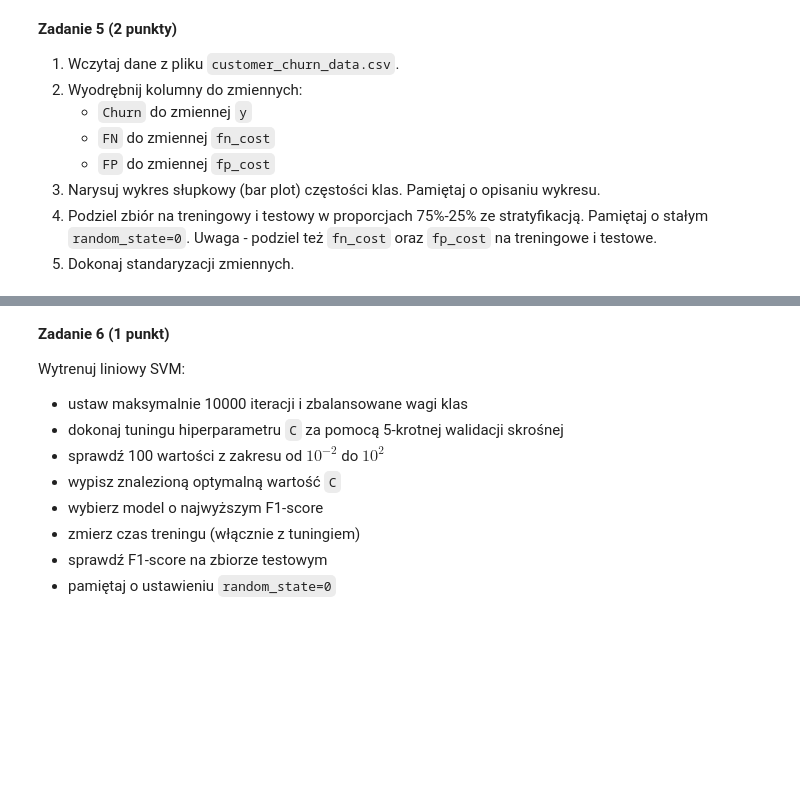
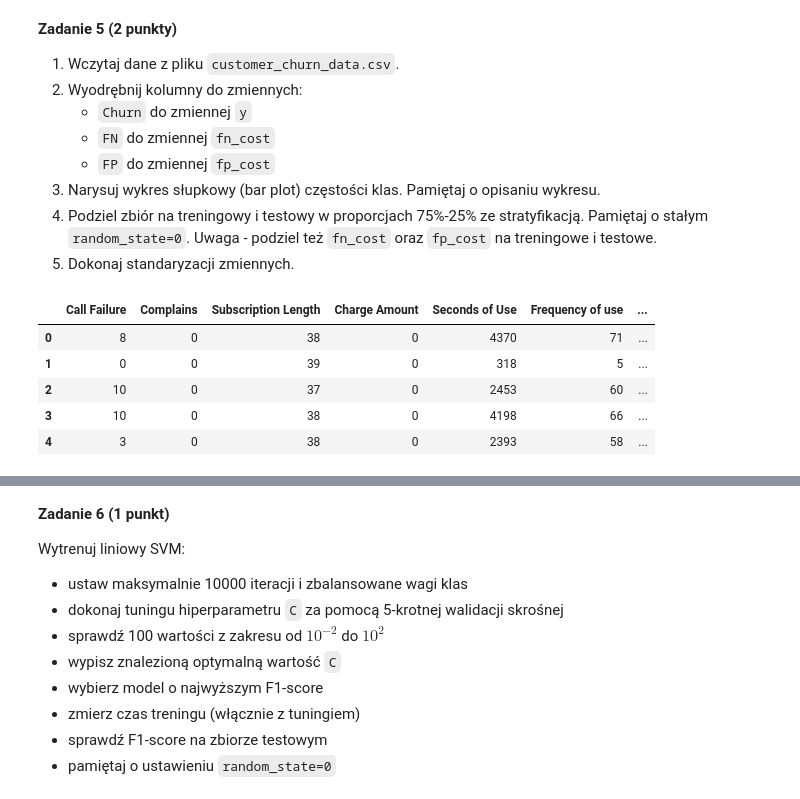
Before and after one commit to Galaktikkon/FML, a Jupyter notebook: lab3/notebook.ipynb, the cells around one changed output, grey strips where cells are left out. Cells and saved outputs as stored; diff of their text form; code cells hidden in the pictures; blank space fills up the shorter version.

```diff
--- a/lab3/notebook.ipynb
+++ b/lab3/notebook.ipynb
@@ -363,0 +368,9 @@ Zbiór został wzięty z Kaggle (opublikował go tam Ruholla Jafari-Marandi). W
+# %%
+tele_data.head(n=5)
+# %% [output]
+|  | Call Failure | Complains | Subscription Length | Charge Amount | Seconds of Use | Frequency of use | ... |
+| 0 | 8 | 0 | 38 | 0 | 4370 | 71 | ... |
+| 1 | 0 | 0 | 39 | 0 | 318 | 5 | ... |
+| 2 | 10 | 0 | 37 | 0 | 2453 | 60 | ... |
+| 3 | 10 | 0 | 38 | 0 | 4198 | 66 | ... |
+| 4 | 3 | 0 | 38 | 0 | 2393 | 58 | ... |
```
Also changed, not shown: parts of 43 cells of this notebook, 1 other file.
